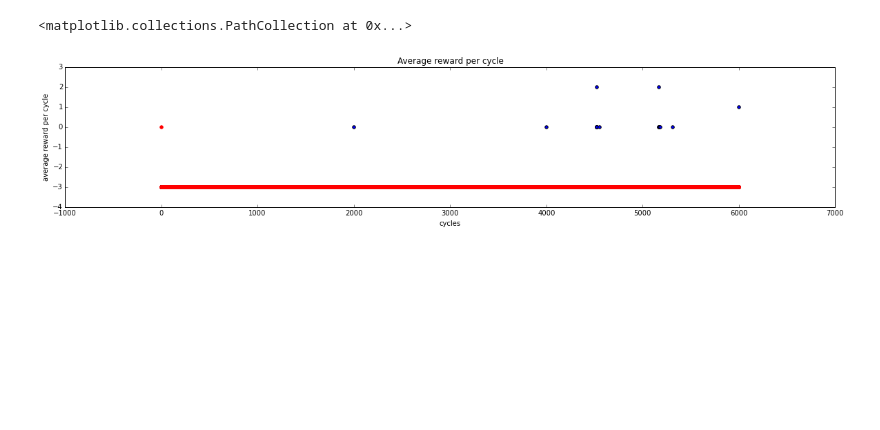
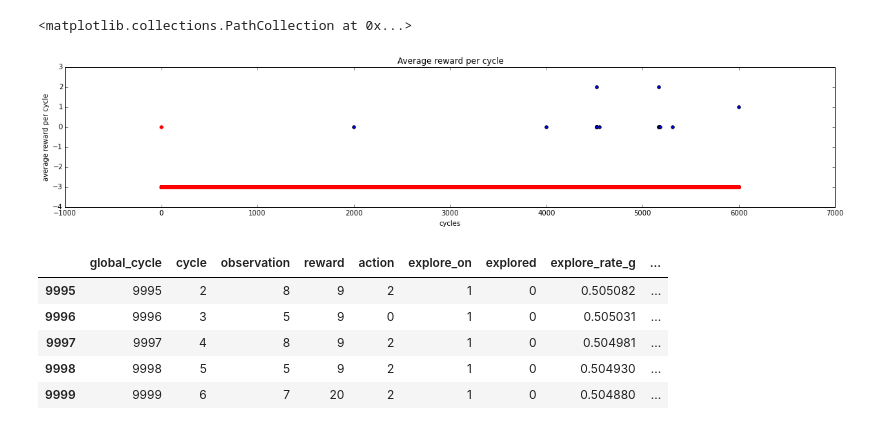
Before and after one commit to rbudzyns/AIXI_2015_Grp3, a Jupyter notebook: final_report/experiments.ipynb, the cells around one changed output. Cells and saved outputs as stored; diff of their text form; code cells hidden in the pictures; blank space fills up the shorter version.

```diff
--- a/final_report/experiments.ipynb
+++ b/final_report/experiments.ipynb
@@ -66,0 +69,9 @@ ax.scatter(np.arange(len(ave)),ave,color='red')
+# %%
+data.tail()
+# %% [output]
+|  | global_cycle | cycle | observation | reward | action | explore_on | explored | explore_rate_g | ... |
+| 9995 | 9995 | 2 | 8 | 9 | 2 | 1 | 0 | 0.505082 | ... |
+| 9996 | 9996 | 3 | 5 | 9 | 0 | 1 | 0 | 0.505031 | ... |
+| 9997 | 9997 | 4 | 8 | 9 | 2 | 1 | 0 | 0.504981 | ... |
+| 9998 | 9998 | 5 | 5 | 9 | 2 | 1 | 0 | 0.504930 | ... |
+| 9999 | 9999 | 6 | 7 | 20 | 2 | 1 | 0 | 0.504880 | ... |
```
Also changed, not shown: parts of 3 cells of this notebook, 1 other file.
